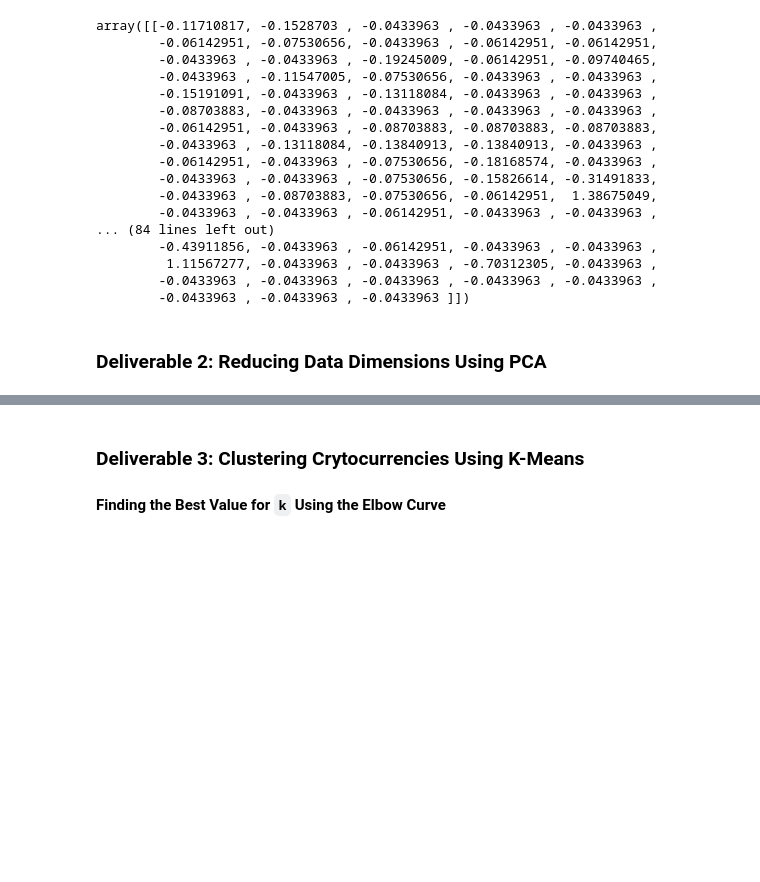
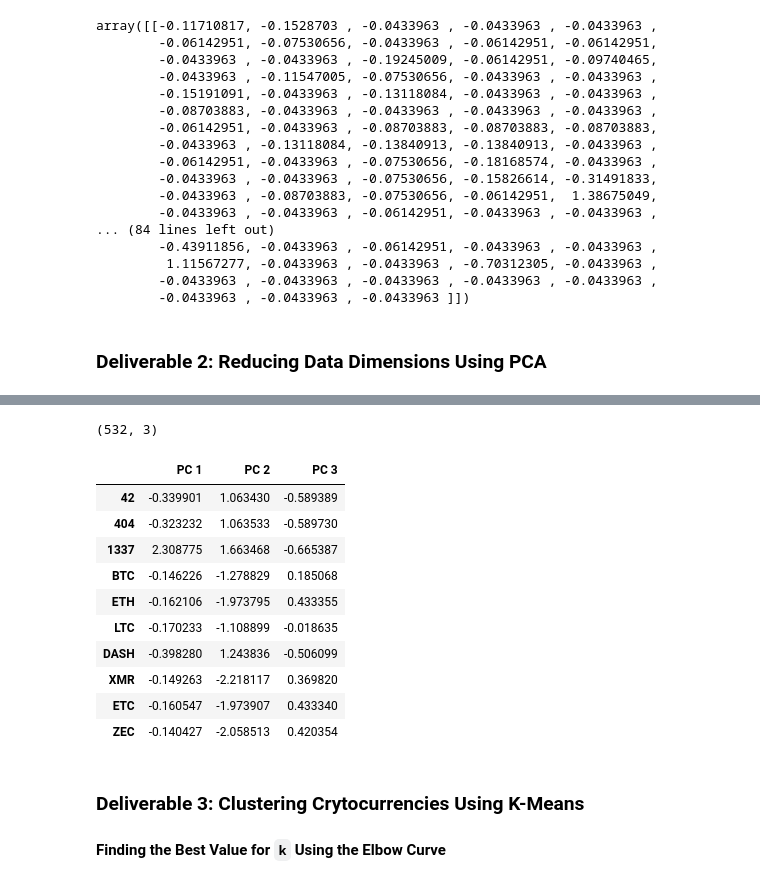
Before and after one commit to renatabg2205/Cryptocurrencies, a Jupyter notebook: crypto_clustering.ipynb, the cells around one changed output, grey strips where cells are left out. Drawn from its saved outputs; the diff is of its cells as text; code cells hidden in the pictures; blank space fills up the shorter version.

```diff
--- a/crypto_clustering.ipynb
+++ b/crypto_clustering.ipynb
@@ -170,8 +170,7 @@ X.head(10)
 10 rows × 98 columns
 # %%
 # Standardize the data with StandardScaler().
-scaler =
-crypto_df_scaled = scaler.fit_transform(X)
+crypto_df_scaled = StandardScaler().fit_transform(X)
 crypto_df_scaled[0:5]
 # %% [output]
 array([[-0.11710817, -0.1528703 , -0.0433963 , -0.0433963 , -0.0433963 ,
@@ -195,5 +194,7 @@ array([[-0.11710817, -0.1528703 , -0.0433963 , -0.0433963 , -0.0433963 ,
 ### Deliverable 2: Reducing Data Dimensions Using PCA
 # %%
 # Using PCA to reduce dimension to three principal components.
-# YOUR CODE HERE
+pca = PCA(n_components=3)
+crypto_pca = pca.fit_transform(crypto_df_scaled)
+crypto_pca
 # %% [output]
@@ -223,3 +208,21 @@ array([[-0.33285464,  1.0383583 , -0.56494435],
+# %%
+# Create a DataFrame with the three principal components.
+pca_df = pd.DataFrame(crypto_pca, columns=["PC 1", "PC 2", "PC 3"], index=cryptocur_names_df.index)
+print(pca_df.shape)
+pca_df.head(10)
+# %% [output]
+(532, 3)
+|  | PC 1 | PC 2 | PC 3 |
+| 42 | -0.339901 | 1.063430 | -0.589389 |
+| 404 | -0.323232 | 1.063533 | -0.589730 |
+| 1337 | 2.308775 | 1.663468 | -0.665387 |
+| BTC | -0.146226 | -1.278829 | 0.185068 |
+| ETH | -0.162106 | -1.973795 | 0.433355 |
+| LTC | -0.170233 | -1.108899 | -0.018635 |
+| DASH | -0.398280 | 1.243836 | -0.506099 |
+| XMR | -0.149263 | -2.218117 | 0.369820 |
+| ETC | -0.160547 | -1.973907 | 0.433340 |
+| ZEC | -0.140427 | -2.058513 | 0.420354 |
 # %% [markdown]
 ### Deliverable 3: Clustering Crytocurrencies Using K-Means
 
```
Also changed, not shown: parts of 2 cells of this notebook.
